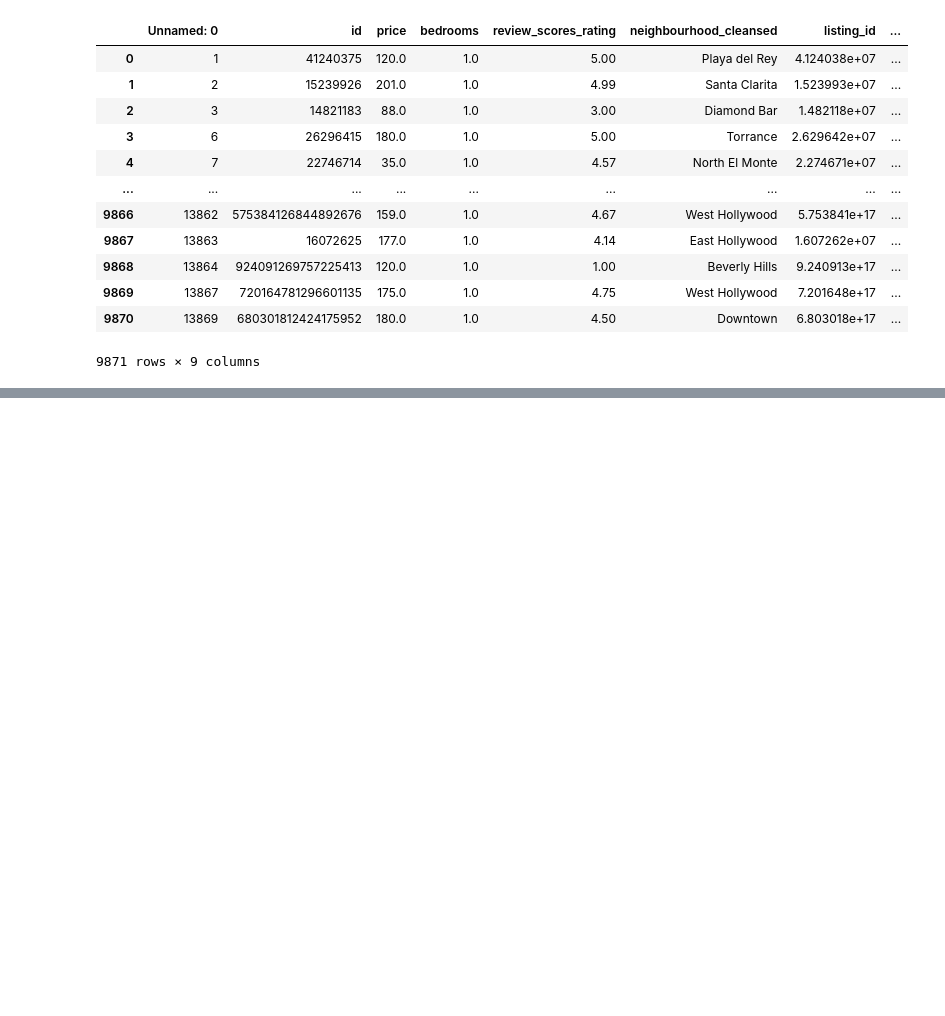
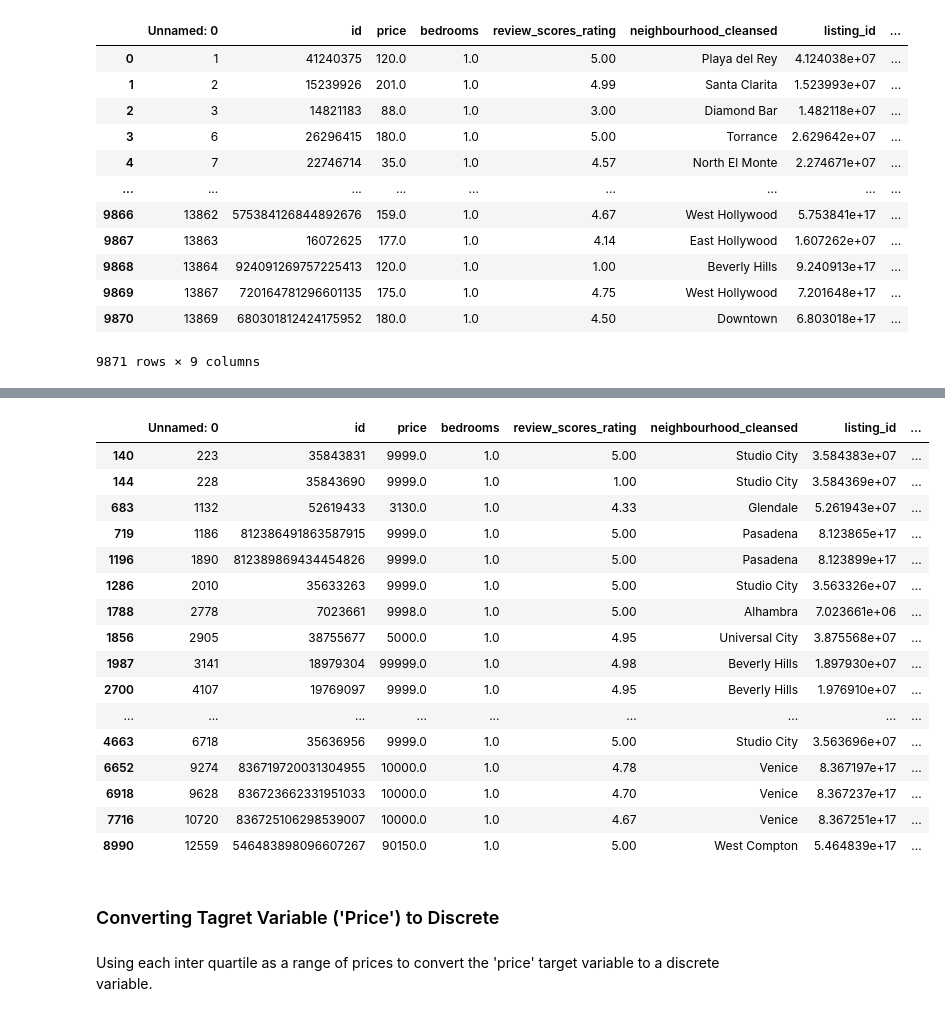
Before and after one commit to jfbr1283/Airbnb_Reviews_Analysis, a Jupyter notebook: working_notebooks/airbnb_nlp_reviews.ipynb, the cells around one changed output, grey strips where cells are left out. Drawn from its saved outputs; the diff is of its cells as text; code cells hidden in the pictures; blank space fills up the shorter version.

```diff
--- a/working_notebooks/airbnb_nlp_reviews.ipynb
+++ b/working_notebooks/airbnb_nlp_reviews.ipynb
@@ -830,0 +930,24 @@ df_processed2
+# %%
+df_processed2.loc[df_processed2['price'] > 2000]
+# %% [output]
+|  | Unnamed: 0 | id | price | bedrooms | review_scores_rating | neighbourhood_cleansed | listing_id | ... |
+| 140 | 223 | 35843831 | 9999.0 | 1.0 | 5.00 | Studio City | 3.584383e+07 | ... |
+| 144 | 228 | 35843690 | 9999.0 | 1.0 | 1.00 | Studio City | 3.584369e+07 | ... |
+| 683 | 1132 | 52619433 | 3130.0 | 1.0 | 4.33 | Glendale | 5.261943e+07 | ... |
+| 719 | 1186 | 812386491863587915 | 9999.0 | 1.0 | 5.00 | Pasadena | 8.123865e+17 | ... |
+| 1196 | 1890 | 812389869434454826 | 9999.0 | 1.0 | 5.00 | Pasadena | 8.123899e+17 | ... |
+| 1286 | 2010 | 35633263 | 9999.0 | 1.0 | 5.00 | Studio City | 3.563326e+07 | ... |
+| 1788 | 2778 | 7023661 | 9998.0 | 1.0 | 5.00 | Alhambra | 7.023661e+06 | ... |
+| 1856 | 2905 | 38755677 | 5000.0 | 1.0 | 4.95 | Universal City | 3.875568e+07 | ... |
+| 1987 | 3141 | 18979304 | 99999.0 | 1.0 | 4.98 | Beverly Hills | 1.897930e+07 | ... |
+| 2700 | 4107 | 19769097 | 9999.0 | 1.0 | 4.95 | Beverly Hills | 1.976910e+07 | ... |
+| ... | ... | ... | ... | ... | ... | ... | ... | ... |
+| 4663 | 6718 | 35636956 | 9999.0 | 1.0 | 5.00 | Studio City | 3.563696e+07 | ... |
+| 6652 | 9274 | 836719720031304955 | 10000.0 | 1.0 | 4.78 | Venice | 8.367197e+17 | ... |
+| 6918 | 9628 | 836723662331951033 | 10000.0 | 1.0 | 4.70 | Venice | 8.367237e+17 | ... |
+| 7716 | 10720 | 836725106298539007 | 10000.0 | 1.0 | 4.67 | Venice | 8.367251e+17 | ... |
+| 8990 | 12559 | 546483898096607267 | 90150.0 | 1.0 | 5.00 | West Compton | 5.464839e+17 | ... |
+# %% [markdown]
+### Converting Tagret Variable ('Price') to Discrete
+# %% [markdown]
+Using each inter quartile as a range of prices to convert the 'price' target variable to a discrete variable.
```
Also changed, not shown: parts of 62 cells of this notebook.
